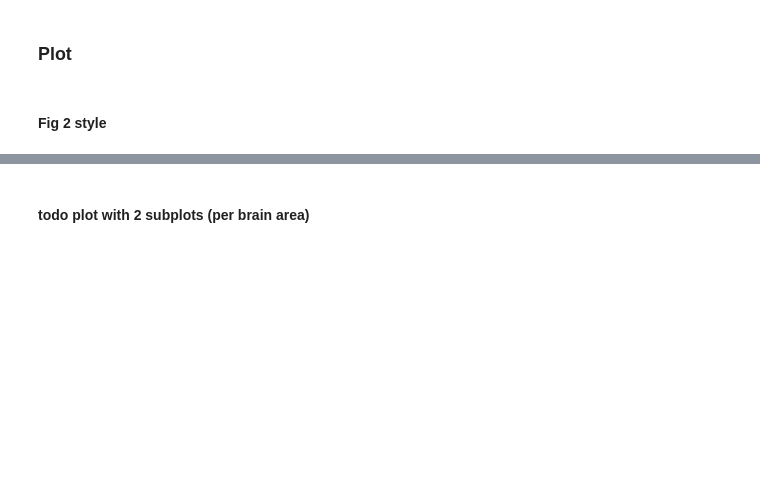
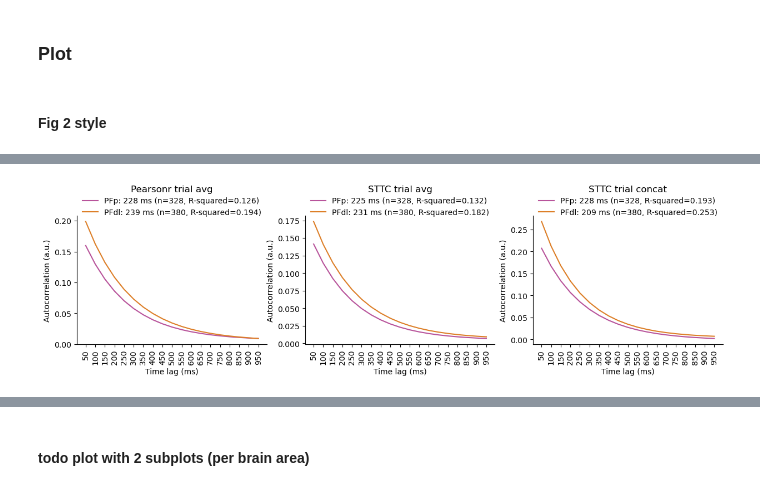
Before and after one commit to iinnpp/isttc, a Jupyter notebook: notebooks/monkey/paper_reproduce_fig2.ipynb, the cells around one changed output, grey strips where cells are left out. Cells and saved outputs as stored; diff of their text form; code cells hidden in the pictures; blank space fills up the shorter version.

```diff
--- a/notebooks/monkey/paper_reproduce_fig2.ipynb
+++ b/notebooks/monkey/paper_reproduce_fig2.ipynb
@@ -168,5 +172,6 @@ def get_population_tau(acf_mean_, start_idx_, exp_fun_):
 # %%
 population_level_dict = {}
+population_level_dict_2d = {}
 # %%
 tau, tau_lower, tau_upper, fit_r_squared, popt = get_population_tau(pfdl_acf_mean, 2, func_single_exp_monkey)
 print(f'tau {tau*50}, 95% CI {tau_lower*50},{tau_upper*50}')
@@ -236,0 +280,16 @@ population_level_dict
+# %%
+tau, tau_lower, tau_upper, fit_r_squared, popt = get_population_tau_2d(pfdl_acf_sttc_concat_2d, 2, func_single_exp_monkey)
+print(f'tau {tau*50}, 95% CI {tau_lower*50},{tau_upper*50}')
+population_level_dict_2d['sttc_trial_concat_pfdl'] = {'tau_ms':tau*50,
+                                                   'tau_lower_ms':tau_lower*50,
+                                                   'tau_upper_ms':tau_upper*50,
+                                                   'fit_r_squared': fit_r_squared,
+                                                   'popt': popt}
+
+tau, tau_lower, tau_upper, fit_r_squared, popt = get_population_tau_2d(pfp_acf_sttc_concat_2d, 2, func_single_exp_monkey)
+print(f'tau {tau*50}, 95% CI {tau_lower*50},{tau_upper*50}')
+population_level_dict_2d['sttc_trial_concat_pfp'] = {'tau_ms':tau*50,
+                                                  'tau_lower_ms':tau_lower*50,
+                                                  'tau_upper_ms':tau_upper*50,
+                                                  'fit_r_squared': fit_r_squared,
+                                                  'popt': popt}
@@ -303,0 +434,62 @@ if save_fig:
+# %%
+# fit using all ACFs - plot individual ACFs overlayed by fit
+
+fig, axes = plt.subplots(1,3, figsize=(15,3), sharey=False)
+
+t = np.linspace(1, n_lags-1, n_lags-1).astype(int)
+t_labels = np.linspace(50, 950, n_lags-1).astype(int)
+
+# Pearsonr trial avg
+axes[0].set_title('Pearsonr trial avg', y=1.15)
+
+pfp_label = f"PFp: {int(population_level_dict_2d['pearsonr_trial_avg_pfp']['tau_ms'])} ms (n={len(
+    pfp_acf_average_trial_pearsonr_subset_df)}, R-squared={np.round(population_level_dict_2d['pearsonr_trial_avg_pfp']['fit_r_squared'], 3)})"
+# axes[0].errorbar(t, pfp_acf_mean[1:], pfp_acf_sem[1:], linestyle='None', marker='.', capsize=5, color='#b8549b', label=pfp_label)
+axes[0].plot(t, func_single_exp_monkey(t, *population_level_dict_2d['pearsonr_trial_avg_pfp']['popt']), color='#b8549b', label=pfp_label)
+
+pfdl_label = f"PFdl: {int(population_level_dict_2d['pearsonr_trial_avg_pfdl']['tau_ms'])} ms (n={len(
+    pfdl_acf_average_trial_pearsonr_subset_df)}, R-squared={np.round(population_level_dict_2d['pearsonr_trial_avg_pfdl']['fit_r_squared'], 3)})"
+# axes[0].errorbar(t, pfdl_acf_mean[1:], pfdl_acf_sem[1:], linestyle='None', marker='.', capsize=5, color='#dd7f28', label=pfdl_label)
+axes[0].plot(t, func_single_exp_monkey(t, *population_level_dict_2d['pearsonr_trial_avg_pfdl']['popt']), color='#dd7f28', label=pfdl_label)
+
+
+# STTC trial avg
+axes[1].set_title('STTC trial avg', y=1.15)
+
+pfp_label = f"PFp: {int(population_level_dict_2d['sttc_trial_avg_pfp']['tau_ms'])} ms (n={len(
+    pfp_acf_average_trial_sttc_subset_df)}, R-squared={np.round(population_level_dict_2d['sttc_trial_avg_pfp']['fit_r_squared'], 3)})"
+# axes[1].errorbar(t, pfp_acf_sttc_mean[1:], pfp_acf_sttc_sem[1:], linestyle='None', marker='.', capsize=5, color='#b8549b', label=pfp_label)
+axes[1].plot(t, func_single_exp_monkey(t, *population_level_dict_2d['sttc_trial_avg_pfp']['popt']), color='#b8549b', label=pfp_label)
+
+pfdl_label = f"PFdl: {int(population_level_dict_2d['sttc_trial_avg_pfdl']['tau_ms'])} ms (n={len(
+    pfdl_acf_average_trial_sttc_subset_df)}, R-squared={np.round(population_level_dict_2d['sttc_trial_avg_pfdl']['fit_r_squared'], 3)})"
+# axes[1].errorbar(t, pfdl_acf_sttc_mean[1:], pfdl_acf_sttc_sem[1:], linestyle='None', marker='.', capsize=5, color='#dd7f28', label=pfdl_label)
+axes[1].plot(t, func_single_exp_monkey(t, *population_level_dict_2d['sttc_trial_avg_pfdl']['popt']), color='#dd7f28', label=pfdl_label)
+
+# STTC trial concat
+axes[2].set_title('STTC trial concat', y=1.15)
+
+pfp_label = f"PFp: {int(population_level_dict_2d['sttc_trial_concat_pfp']['tau_ms'])} ms (n={len(
+    pfp_sttc_trial_concat_subset_df)}, R-squared={np.round(population_level_dict_2d['sttc_trial_concat_pfp']['fit_r_squared'], 3)})"
+axes[2].plot(t, func_single_exp_monkey(t, *population_level_dict_2d['sttc_trial_concat_pfp']['popt']), color='#b8549b', label=pfp_label)
+
+pfdl_label = f"PFdl: {int(population_level_dict_2d['sttc_trial_concat_pfdl']['tau_ms'])} ms (n={len(
+    pfdl_sttc_trial_concat_subset_df)}, R-squared={np.round(population_level_dict_2d['sttc_trial_concat_pfdl']['fit_r_squared'], 3)})"
+# axes[2].errorbar(t, pfdl_acf_sttc_concat_mean[1:], pfdl_acf_sttc_concat_sem[1:], linestyle='None', marker='.', capsize=5, color='#dd7f28', label=pfdl_label)
+axes[2].plot(t, func_single_exp_monkey(t, *population_level_dict_2d['sttc_trial_concat_pfdl']['popt']), color='#dd7f28', label=pfdl_label)
+
+for ax in axes.flat:
+    ax.set_xticks(t)
+    ax.set_xticklabels(t_labels, rotation=90)
+    ax.set_xlabel('Time lag (ms)')
+    ax.set_ylabel('Autocorrelation (a.u.)')
+
+    ax.legend(frameon=False, loc='upper center', bbox_to_anchor=(0.5, 1.2))
+
+sns.despine()
+
+if save_fig:
+    fig.savefig(fig_folder + 'fig2_repr_3_methods_with_empty_1000_constraints_closer_paper.png', bbox_inches='tight')
+    fig.savefig(fig_folder + 'fig2_repr_3_methods_with_empty_1000_constraints_closer_paper.svg', bbox_inches='tight')
+# %% [output]
+[figure, added]
```
Also changed, not shown: parts of 18 cells of this notebook, 4 other files.
